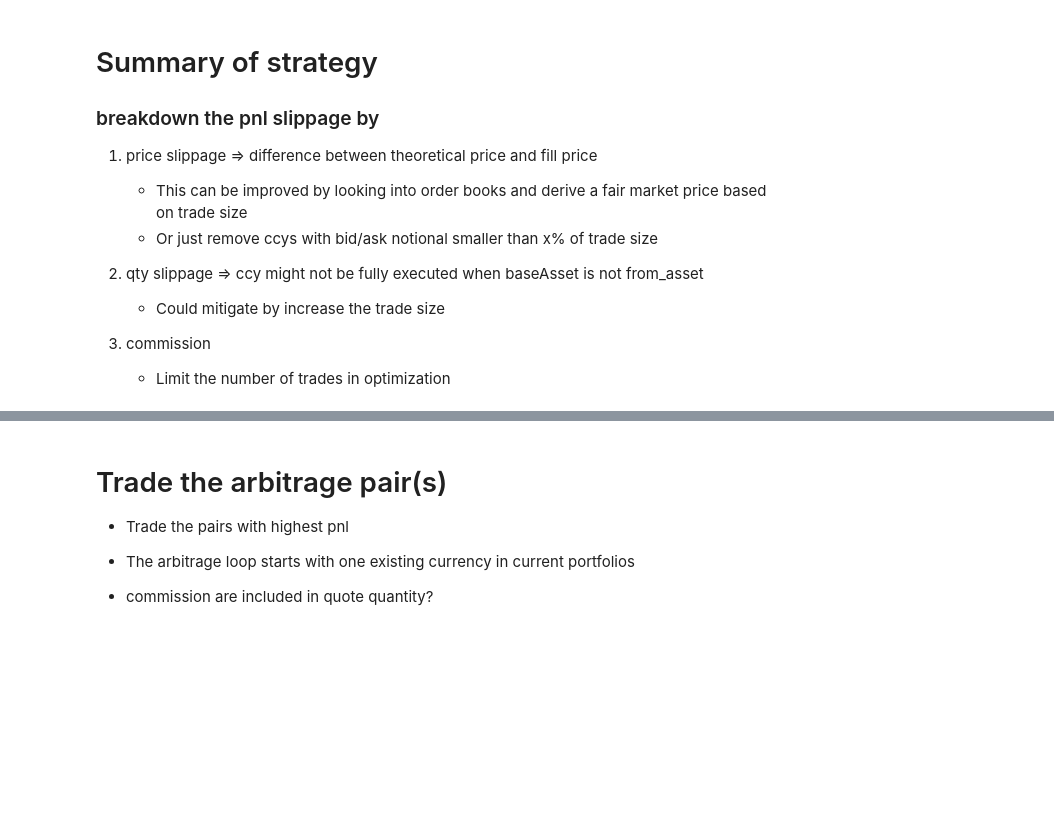
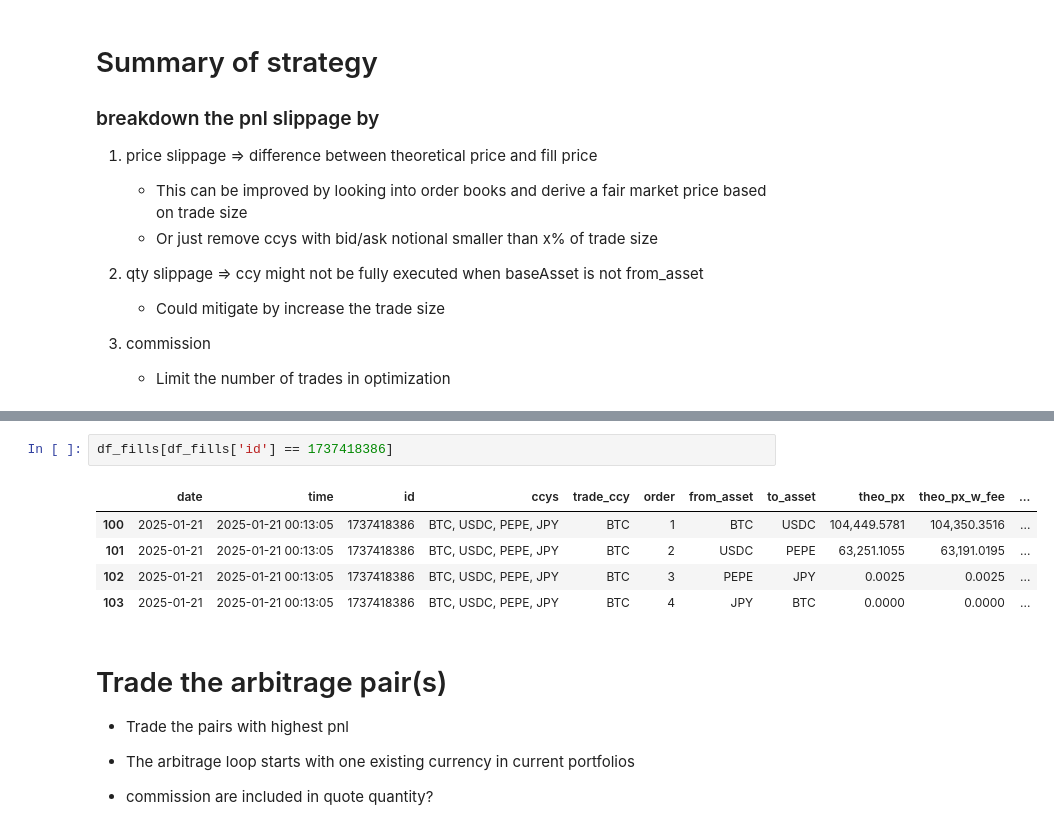
Before and after one commit to lok419/my-trading, a Jupyter notebook: strategy_v3/notebook/Binance Arbitrage.ipynb, the cells around one changed output, grey strips where cells are left out. Saved outputs shown, nothing was run; the diff lists cells and outputs as text; blank space fills up the shorter version.

```diff
--- a/strategy_v3/notebook/Binance Arbitrage.ipynb
+++ b/strategy_v3/notebook/Binance Arbitrage.ipynb
@@ -235,3 +242,11 @@ df_fills_agg
+# %%
+df_fills[df_fills['id'] == 1737418386]
+# %% [output]
+|  | date | time | id | ccys | trade_ccy | order | from_asset | to_asset | theo_px | theo_px_w_fee | ... |
+| 100 | 2025-01-21 | 2025-01-21 00:13:05 | 1737418386 | BTC, USDC, PEPE, JPY | BTC | 1 | BTC | USDC | 104,449.5781 | 104,350.3516 | ... |
+| 101 | 2025-01-21 | 2025-01-21 00:13:05 | 1737418386 | BTC, USDC, PEPE, JPY | BTC | 2 | USDC | PEPE | 63,251.1055 | 63,191.0195 | ... |
+| 102 | 2025-01-21 | 2025-01-21 00:13:05 | 1737418386 | BTC, USDC, PEPE, JPY | BTC | 3 | PEPE | JPY | 0.0025 | 0.0025 | ... |
+| 103 | 2025-01-21 | 2025-01-21 00:13:05 | 1737418386 | BTC, USDC, PEPE, JPY | BTC | 4 | JPY | BTC | 0.0000 | 0.0000 | ... |
 # %% [markdown]
 # Trade the arbitrage pair(s)
 - Trade the pairs with highest pnl
```
Also changed, not shown: parts of 7 cells of this notebook, 2 other files.
